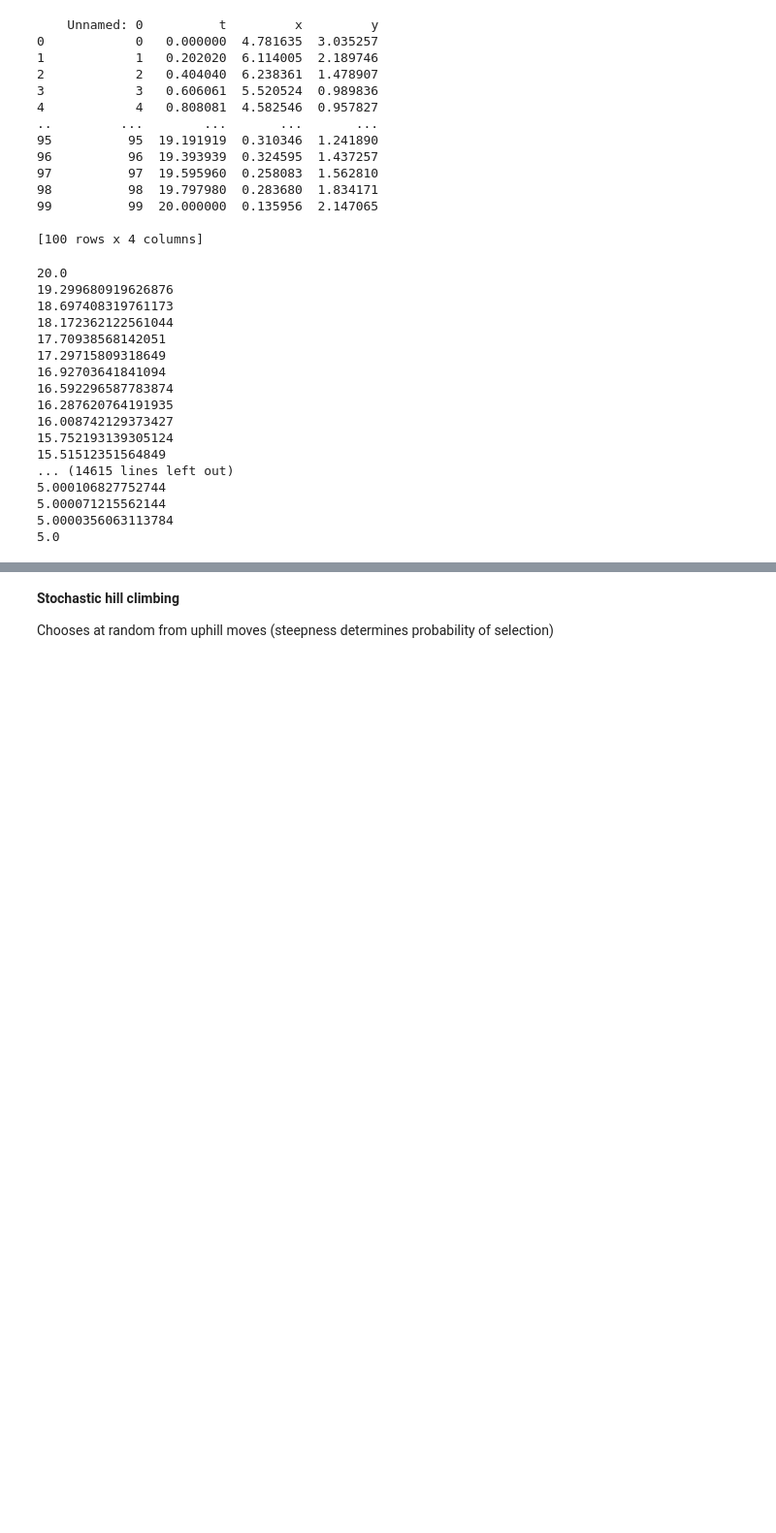
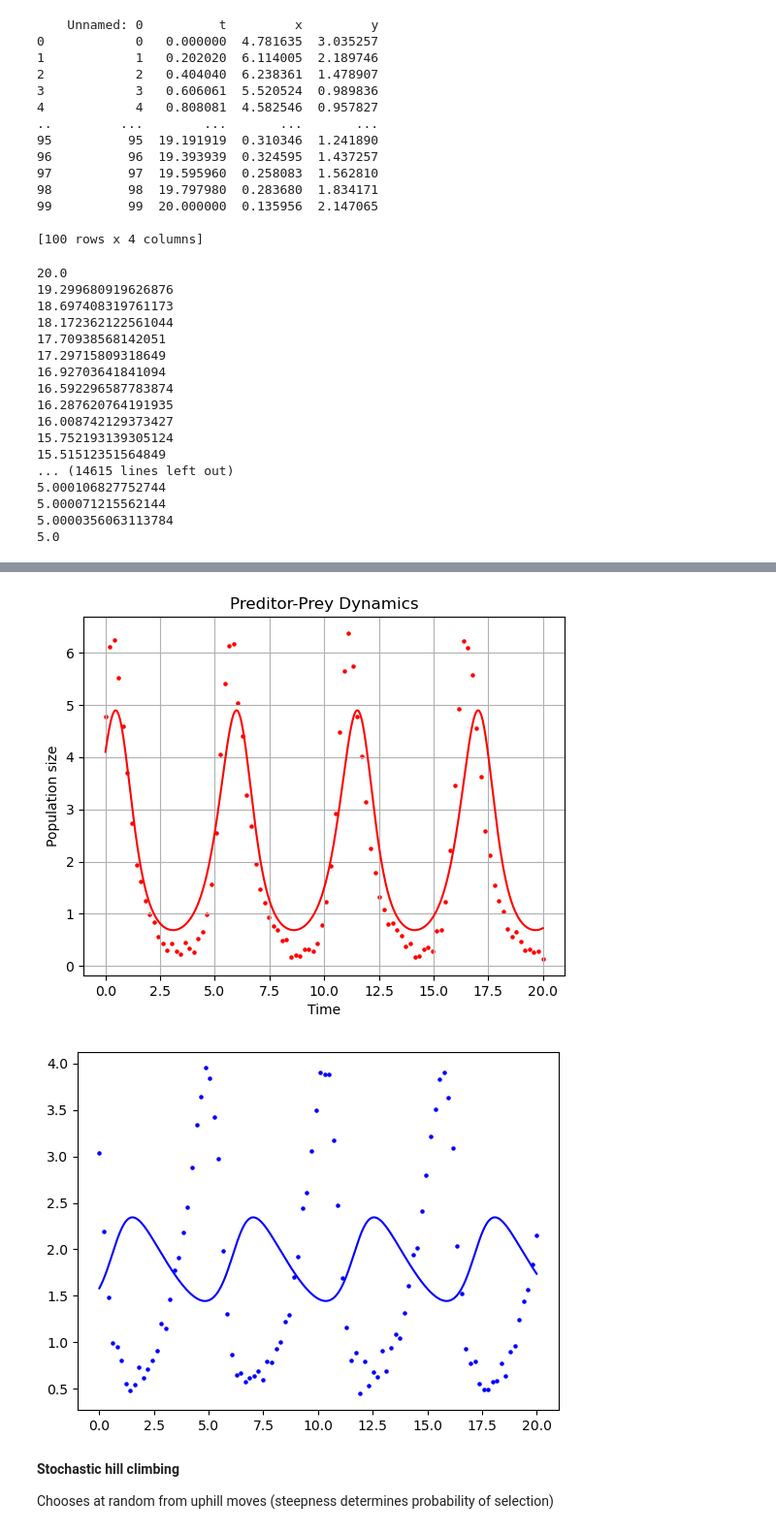
Before and after one commit to estherlb/stochastic_3, a Jupyter notebook: Reverse-Engineering Predator-Prey System/simulated_annealing.ipynb, the cells around one changed output, grey strips where cells are left out. Shown at 97% size. Cells and saved outputs as stored; diff of their text form; code cells hidden in the pictures; blank space fills up the shorter version.

```diff
--- a/Reverse-Engineering Predator-Prey System/simulated_annealing.ipynb
+++ b/Reverse-Engineering Predator-Prey System/simulated_annealing.ipynb
@@ -142,0 +162,13 @@ plt.show()
+# %%
+# simulated annealing with a different loss function
+np.random.seed(3)
+
+init_guess = np.random.uniform(0,1,6)
+b = 10
+T_start = 20
+T_end = 5
+std = 0.5
+min_function = loss_function_res
+data = df
+
+params = simulated_annealing(init_guess, T_start, T_end, std, min_function, b, data)
@@ -143,3 +210,31 @@ plt.show()
+# %%
+alpha_sim = params[0]
+beta_sim = params[1]
+delta_sim = params[2]
+gamma_sim = params[3]
+
+y0 = [params[4],params[5]]
+t = np.linspace(t[0], t[-1], 1000)
+
+output = odeint(lotka_volterra, y0, t, args=(alpha_sim, beta_sim, delta_sim, gamma_sim))
+
+plt.title("Preditor-Prey Dynamics")
+plt.ylabel("Population size")
+plt.xlabel("Time")
+plt.grid()
+
+plt.plot(t,output[:,0], color="r")
+plt.scatter(df["t"], df["x"], color = 'r', s = 5, label = 'x (prey)')
+
+plt.show()
+
+plt.plot(t,output[:,1], color="b")
+plt.scatter(df["t"], df["y"], color = 'b', s = 5, label = 'x (predator)')
+
+plt.show()
+# %% [output]
+[figure, added]
+[figure, added]
 # %% [markdown]
 **Stochastic hill climbing**
 
```
Also changed, not shown: parts of 6 cells of this notebook.
